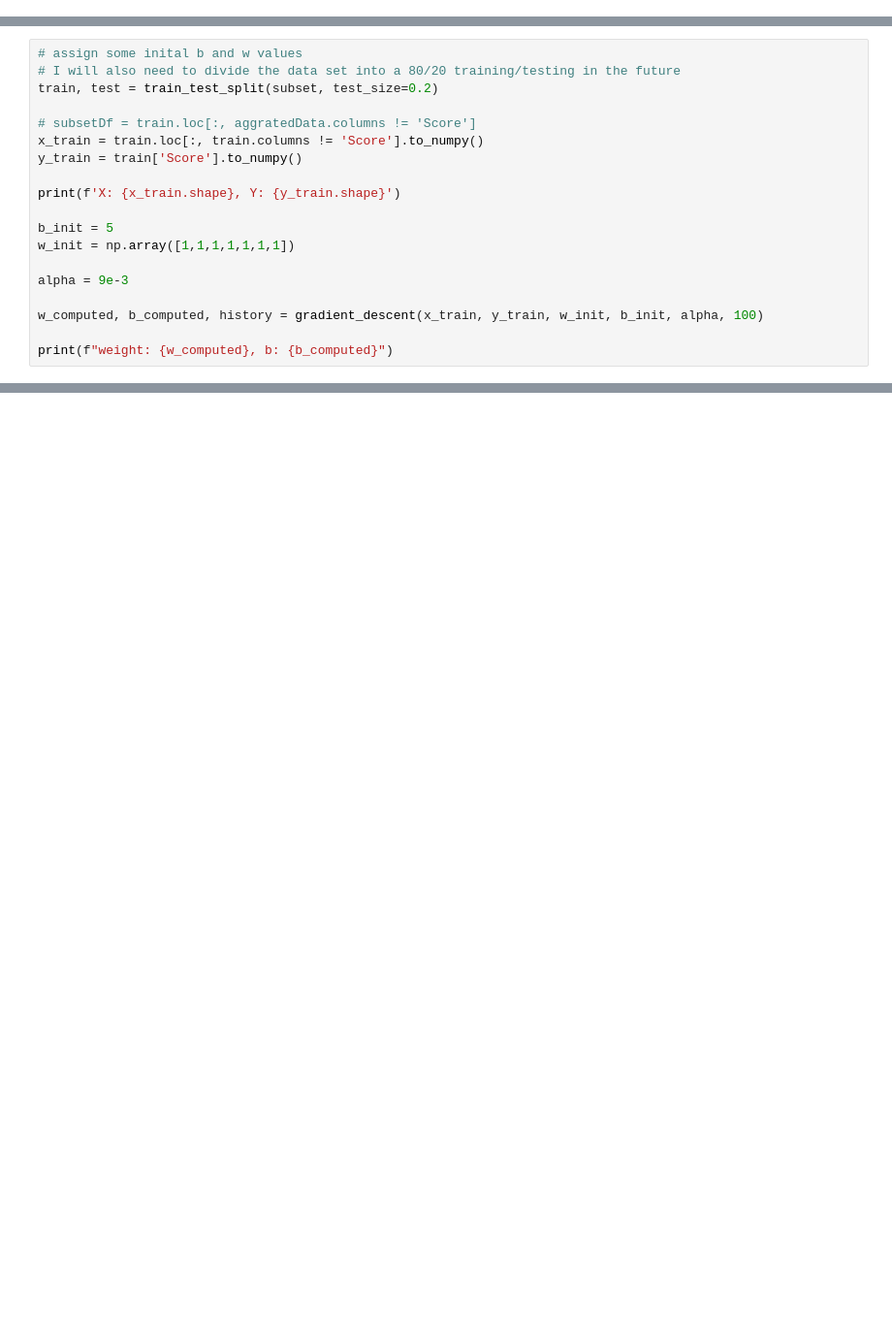
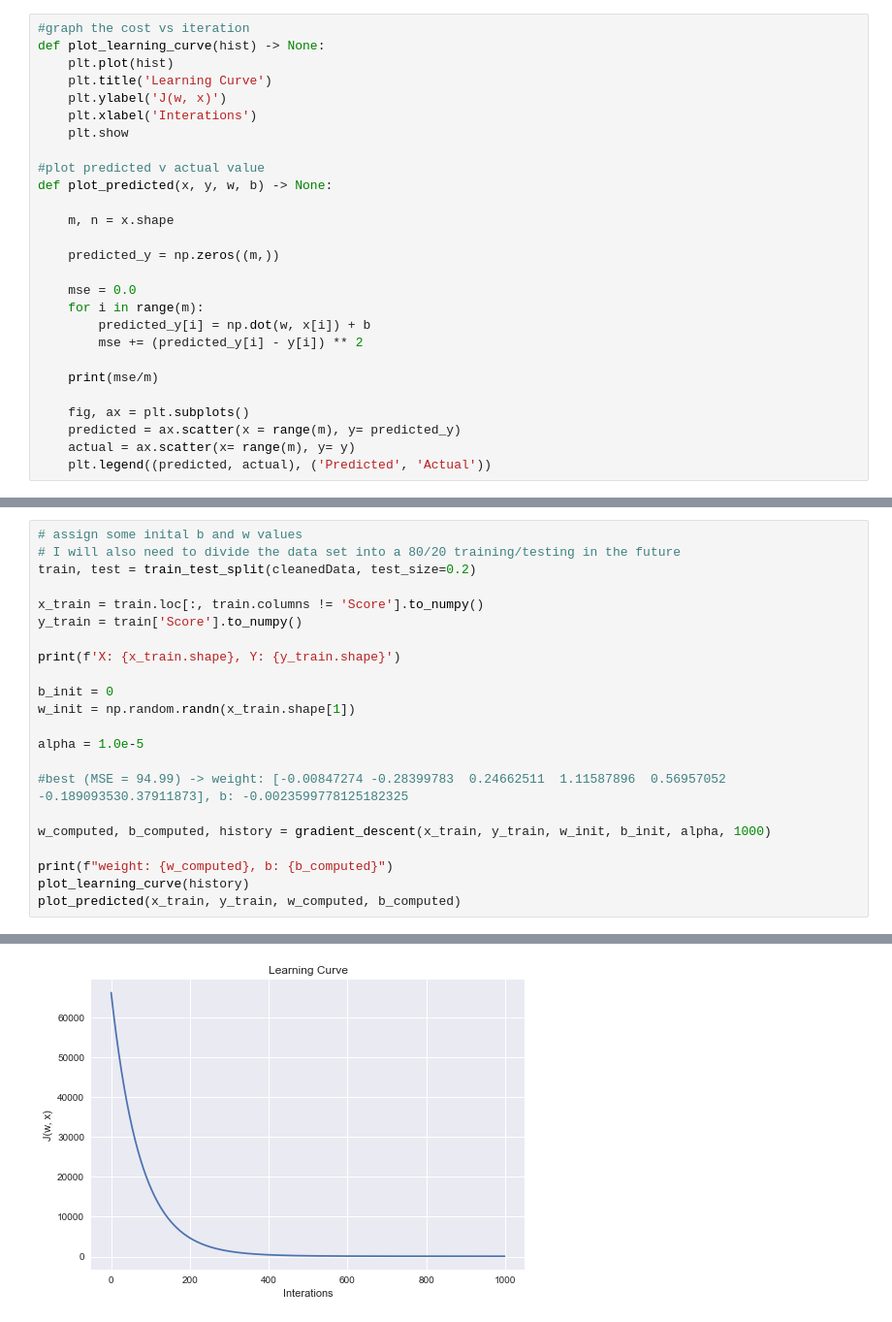
Before and after one commit to kMongru/pga-compensation-projections, a Jupyter notebook: notebooks/data_analysis.ipynb, the cells around one changed output, grey strips where cells are left out. Shown: that part at 97% size. Cells and saved outputs as stored; diff of their text form; blank space fills up the shorter version.

```diff
--- a/notebooks/data_analysis.ipynb
+++ b/notebooks/data_analysis.ipynb
@@ -191,0 +211,27 @@ def gradient_descent(x, y, w_in, b_in, alpha, num_iters):
+# %%
+#graph the cost vs iteration
+def plot_learning_curve(hist) -> None:
+    plt.plot(hist)
+    plt.title('Learning Curve')
+    plt.ylabel('J(w, x)')
+    plt.xlabel('Interations')
+    plt.show
+
+#plot predicted v actual value
+def plot_predicted(x, y, w, b) -> None:
+
+    m, n = x.shape
+
+    predicted_y = np.zeros((m,))
+
+    mse = 0.0
+    for i in range(m):
+        predicted_y[i] = np.dot(w, x[i]) + b
+        mse += (predicted_y[i] - y[i]) ** 2
+
+    print(mse/m)
+
+    fig, ax = plt.subplots()
+    predicted = ax.scatter(x = range(m), y= predicted_y)
+    actual = ax.scatter(x= range(m), y= y)
+    plt.legend((predicted, actual), ('Predicted', 'Actual'))
@@ -192,21 +240,24 @@ def gradient_descent(x, y, w_in, b_in, alpha, num_iters):
 # %%
 # assign some inital b and w values
 # I will also need to divide the data set into a 80/20 training/testing in the future
-train, test = train_test_split(subset, test_size=0.2)
+train, test = train_test_split(cleanedData, test_size=0.2)
 
-# subsetDf = train.loc[:, aggratedData.columns != 'Score']
 x_train = train.loc[:, train.columns != 'Score'].to_numpy()
 y_train = train['Score'].to_numpy()
 
 print(f'X: {x_train.shape}, Y: {y_train.shape}')
 
-b_init = 5
-w_init = np.array([1,1,1,1,1,1,1])
+b_init = 0
+w_init = np.random.randn(x_train.shape[1])
 
-alpha = 9e-3
+alpha = 1.0e-5
 
-w_computed, b_computed, history = gradient_descent(x_train, y_train, w_init, b_init, alpha, 100)
+#best (MSE = 94.99) -> weight: [-0.00847274 -0.28399783  0.24662511  1.11587896  0.56957052 -0.189093530.37911873], b: -0.0023599778125182325
+
+w_computed, b_computed, history = gradient_descent(x_train, y_train, w_init, b_init, alpha, 1000)
 
 print(f"weight: {w_computed}, b: {b_computed}")
+plot_learning_curve(history)
+plot_predicted(x_train, y_train, w_computed, b_computed)
 # %% [output]
 X: (338, 7), Y: (338,)
@@ -224,0 +277 @@ weight: [-0.52926095  0.7328033   0.6743961   0.79425305  0.72068293  0.6882622
+[figure, added]
```
Also changed, not shown: parts of 23 cells of this notebook, 5 other files.
